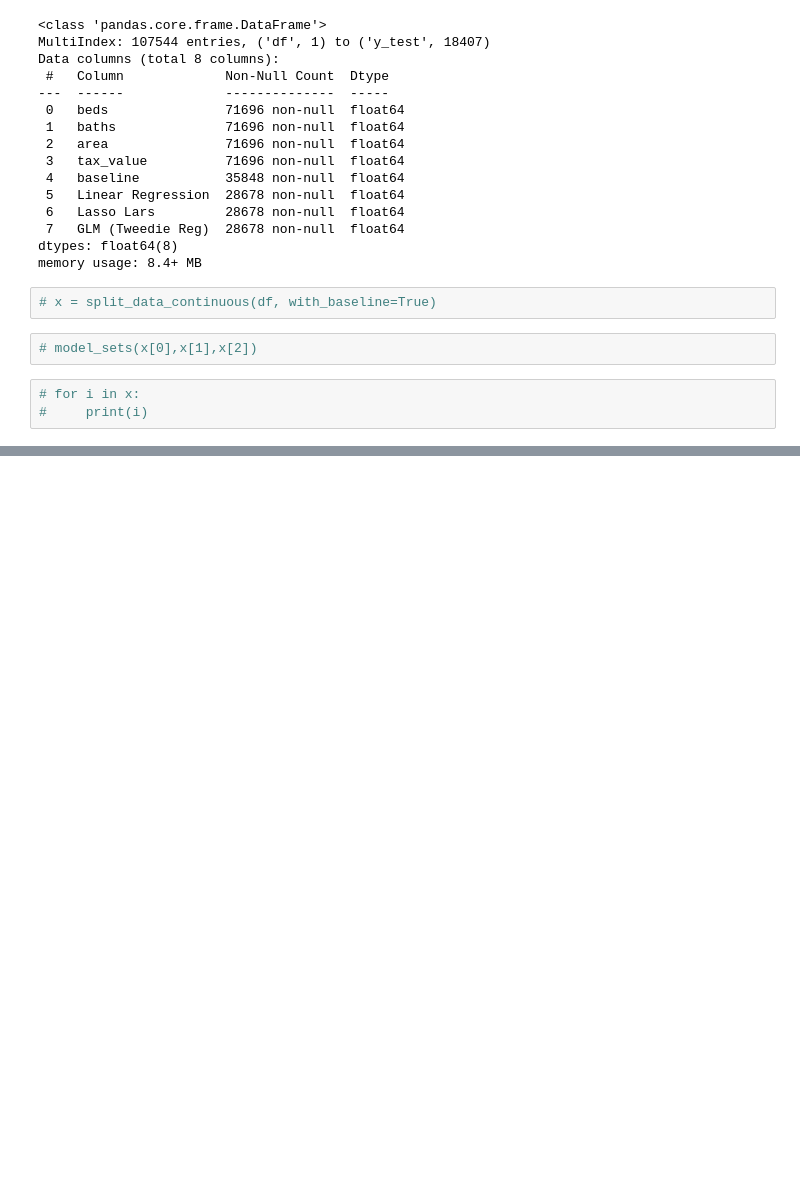
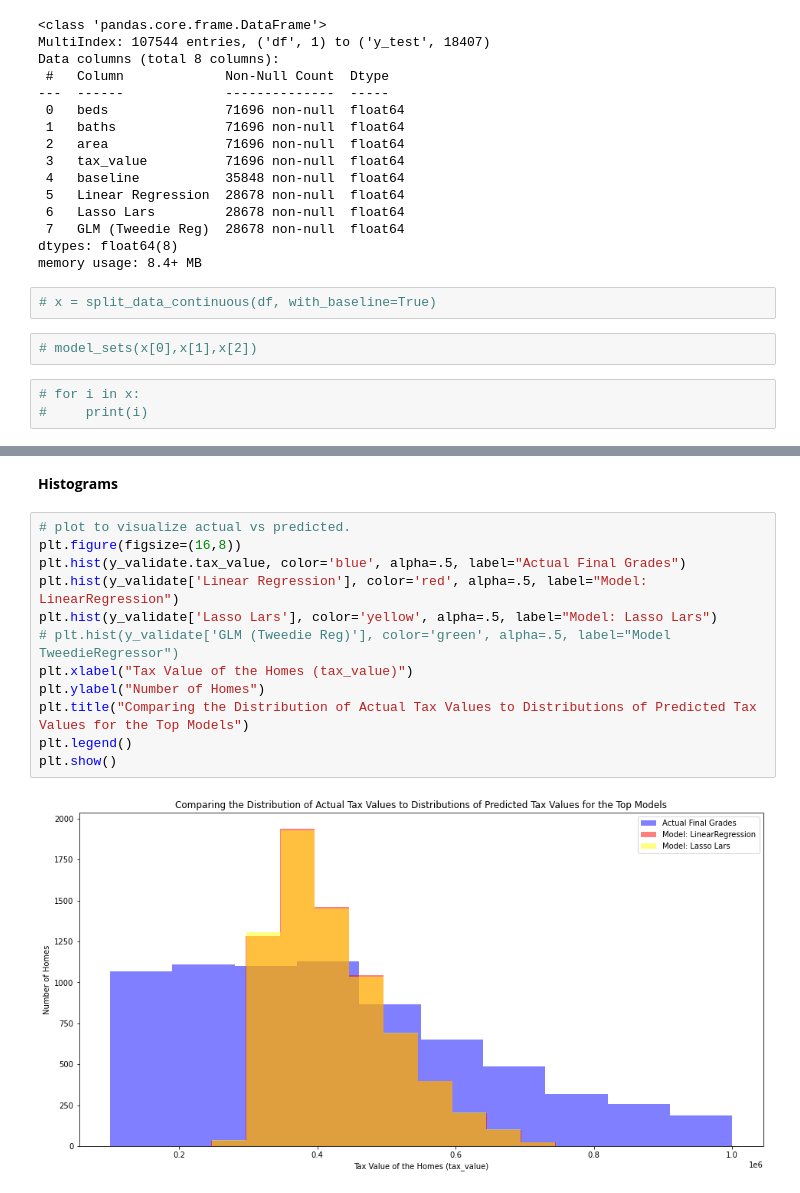
Before and after one commit to David-Howell/zillow-tricounty-2017, a Jupyter notebook: get_models_test.ipynb, the cells around one changed output, grey strips where cells are left out. Drawn from its saved outputs; the diff is of its cells as text; blank space fills up the shorter version.

```diff
--- a/get_models_test.ipynb
+++ b/get_models_test.ipynb
@@ -194,0 +306,16 @@ memory usage: 8.4+ MB
+# %% [markdown]
+**Histograms**
+# %%
+# plot to visualize actual vs predicted.
+plt.figure(figsize=(16,8))
+plt.hist(y_validate.tax_value, color='blue', alpha=.5, label="Actual Final Grades")
+plt.hist(y_validate['Linear Regression'], color='red', alpha=.5, label="Model: LinearRegression")
+plt.hist(y_validate['Lasso Lars'], color='yellow', alpha=.5, label="Model: Lasso Lars")
+# plt.hist(y_validate['GLM (Tweedie Reg)'], color='green', alpha=.5, label="Model TweedieRegressor")
+plt.xlabel("Tax Value of the Homes (tax_value)")
+plt.ylabel("Number of Homes")
+plt.title("Comparing the Distribution of Actual Tax Values to Distributions of Predicted Tax Values for the Top Models")
+plt.legend()
+plt.show()
+# %% [output]
+[figure, added]
```
Also changed, not shown: parts of 15 cells of this notebook, 7 other files.
